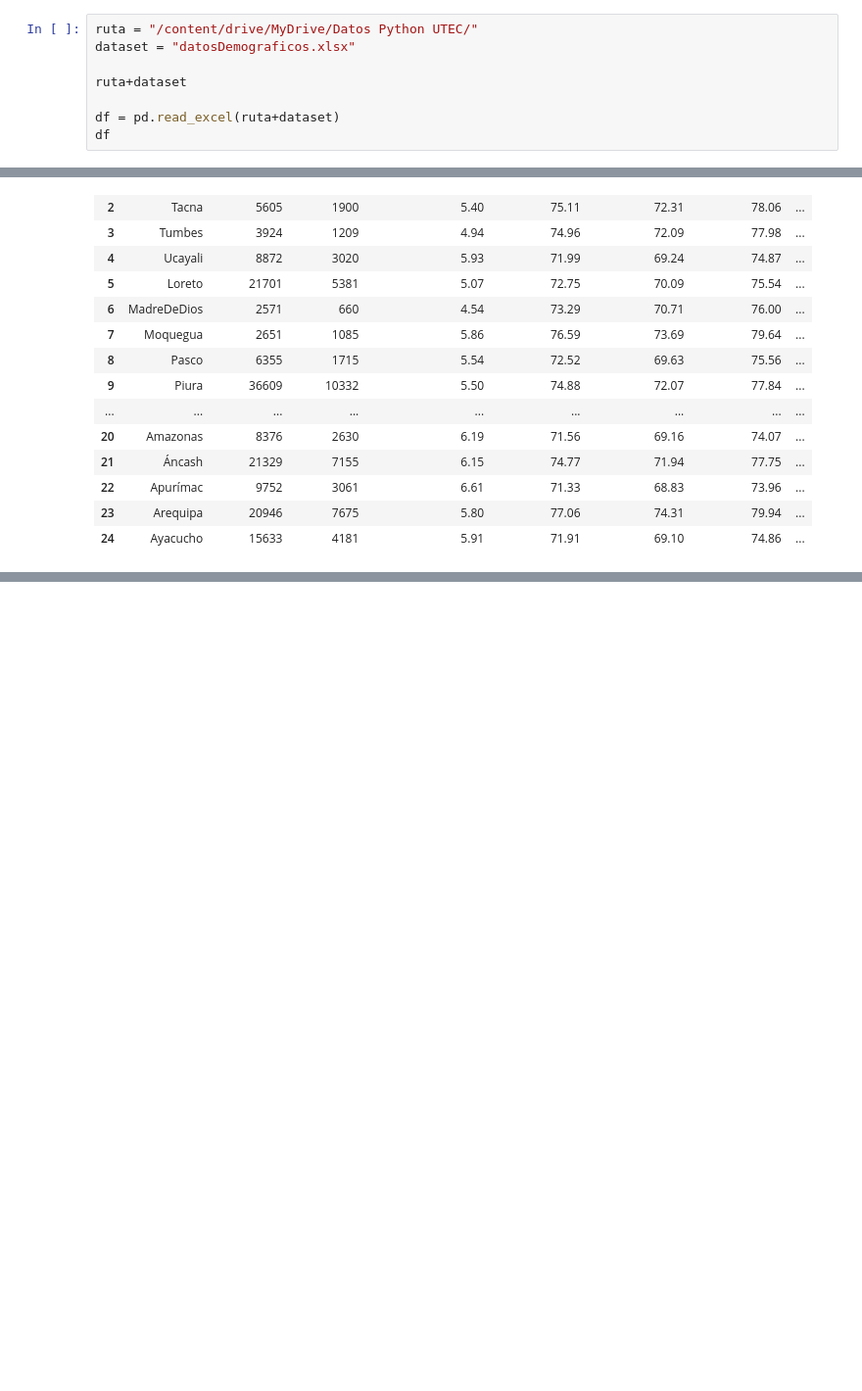
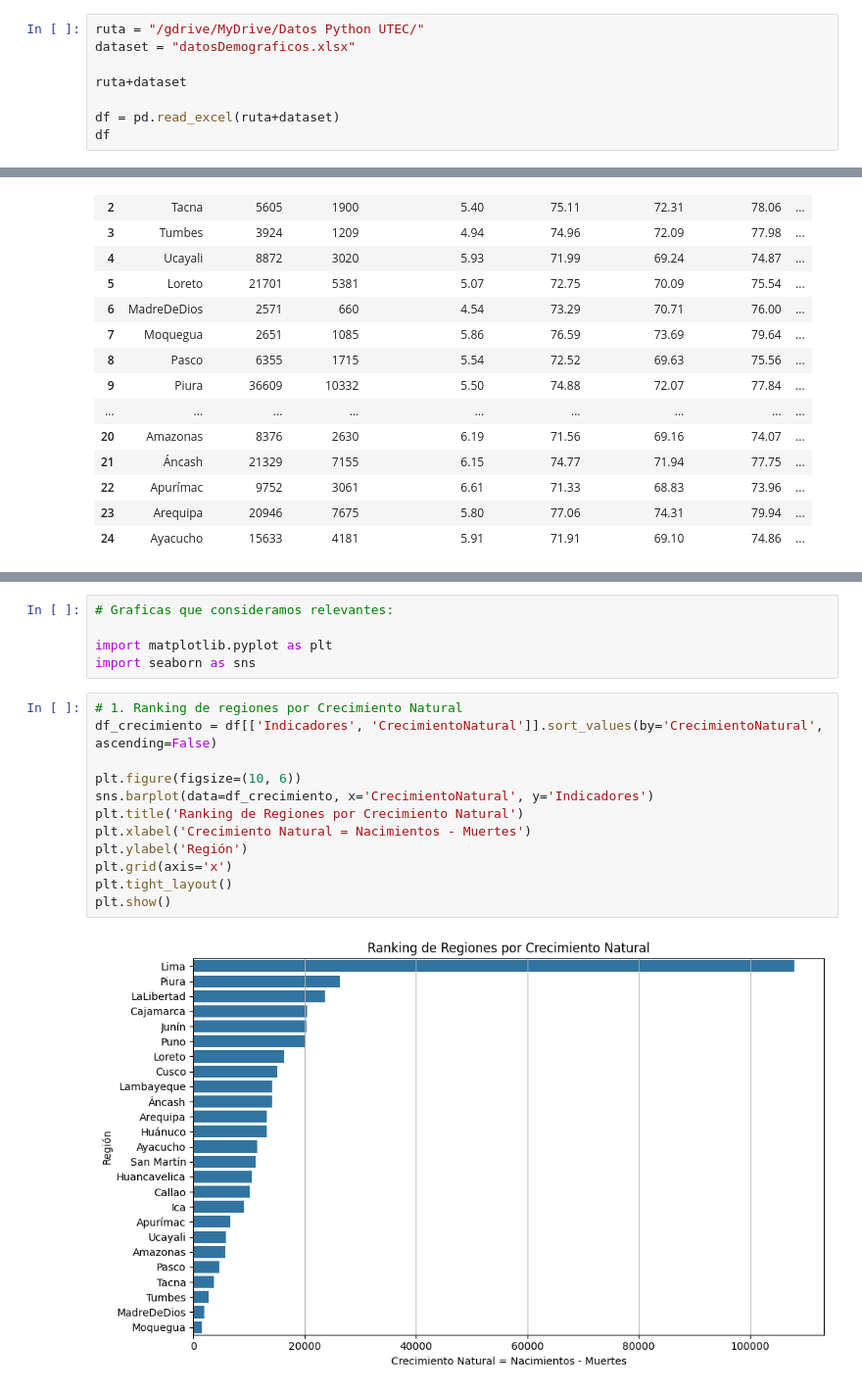
Before and after one commit to JorgePeje/test-python-utec, a Jupyter notebook: Programacion-Python-Utec/modulo2_estructurasdatossecuenciales/TAREA/JORGE_PEJE.ipynb, the cells around one changed output, grey strips where cells are left out. Shown at 98% size. Saved outputs shown, nothing was run; the diff lists cells and outputs as text; blank space fills up the shorter version.

```diff
--- a/Programacion-Python-Utec/modulo2_estructurasdatossecuenciales/TAREA/JORGE_PEJE.ipynb
+++ b/Programacion-Python-Utec/modulo2_estructurasdatossecuenciales/TAREA/JORGE_PEJE.ipynb
@@ -90,7 +90,7 @@ drive.mount('/gdrive')
 # %% [output]
 Drive already mounted at /gdrive; to attempt to forcibly remount, call drive.mount("/gdrive", force_remount=True).
 # %%
-ruta = "/content/drive/MyDrive/Datos Python UTEC/"
+ruta = "/gdrive/MyDrive/Datos Python UTEC/"
 dataset = "datosDemograficos.xlsx"
 
 ruta+dataset
@@ -117,0 +191,19 @@ df
+# %%
+# Graficas que consideramos relevantes:
+
+import matplotlib.pyplot as plt
+import seaborn as sns
+# %%
+# 1. Ranking de regiones por Crecimiento Natural
+df_crecimiento = df[['Indicadores', 'CrecimientoNatural']].sort_values(by='CrecimientoNatural', ascending=False)
+
+plt.figure(figsize=(10, 6))
+sns.barplot(data=df_crecimiento, x='CrecimientoNatural', y='Indicadores')
+plt.title('Ranking de Regiones por Crecimiento Natural')
+plt.xlabel('Crecimiento Natural = Nacimientos - Muertes')
+plt.ylabel('Región')
+plt.grid(axis='x')
+plt.tight_layout()
+plt.show()
+# %% [output]
+[figure, added]
```
Also changed, not shown: parts of 7 cells of this notebook.
